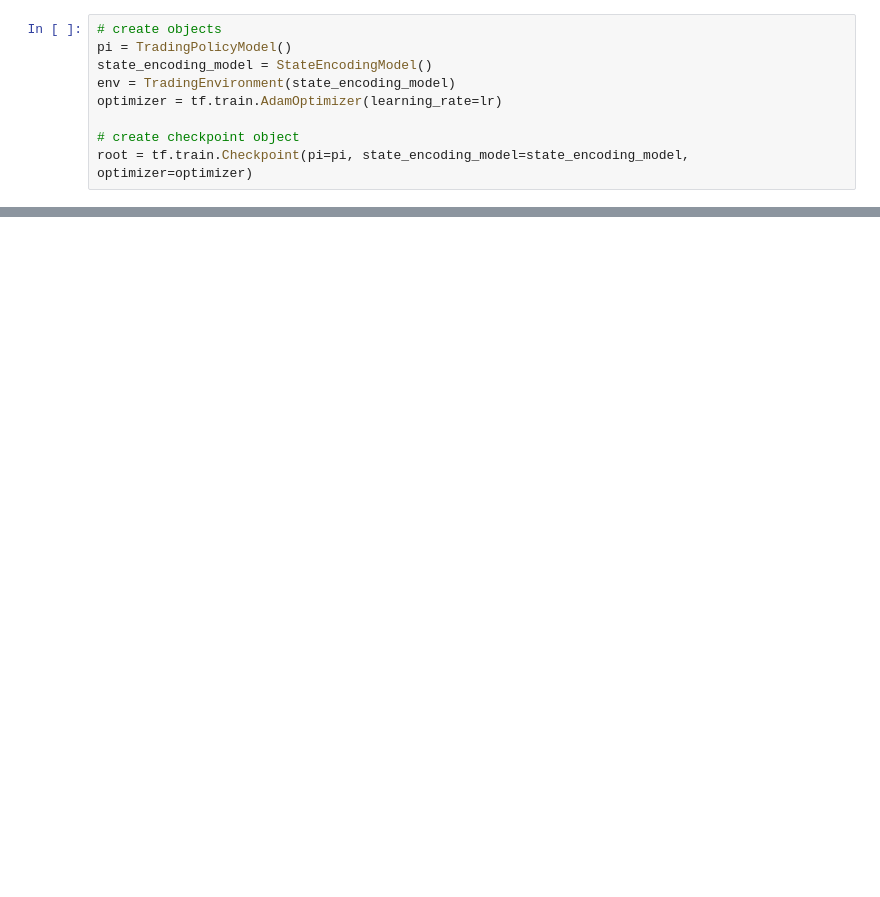
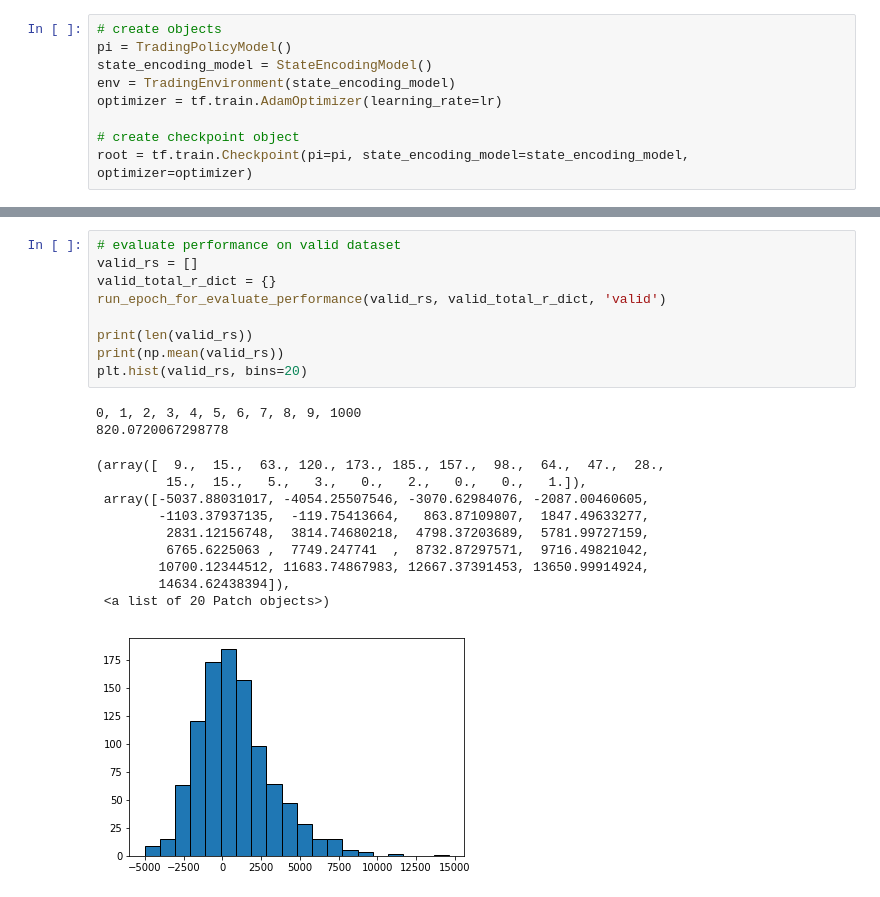
Before and after one commit to wywongbd/pairstrade-fyp-2019, a Jupyter notebook: model/trading_model.ipynb, the cells around one changed output, grey strips where cells are left out. Drawn from its saved outputs; the diff is of its cells as text; blank space fills up the shorter version.

```diff
--- a/model/trading_model.ipynb
+++ b/model/trading_model.ipynb
@@ -582,0 +709,22 @@ plt.hist(rs)
+# %%
+# evaluate performance on valid dataset
+valid_rs = []
+valid_total_r_dict = {}
+run_epoch_for_evaluate_performance(valid_rs, valid_total_r_dict, 'valid')
+
+print(len(valid_rs))
+print(np.mean(valid_rs))
+plt.hist(valid_rs, bins=20)
+# %% [output]
+0, 1, 2, 3, 4, 5, 6, 7, 8, 9, 1000
+820.0720067298778
+(array([  9.,  15.,  63., 120., 173., 185., 157.,  98.,  64.,  47.,  28.,
+         15.,  15.,   5.,   3.,   0.,   2.,   0.,   0.,   1.]),
+ array([-5037.88031017, -4054.25507546, -3070.62984076, -2087.00460605,
+        -1103.37937135,  -119.75413664,   863.87109807,  1847.49633277,
+         2831.12156748,  3814.74680218,  4798.37203689,  5781.99727159,
+         6765.6225063 ,  7749.247741  ,  8732.87297571,  9716.49821042,
+        10700.12344512, 11683.74867983, 12667.37391453, 13650.99914924,
+        14634.62438394]),
+ <a list of 20 Patch objects>)
+[figure, added]
```
Also changed, not shown: parts of 17 cells of this notebook.
